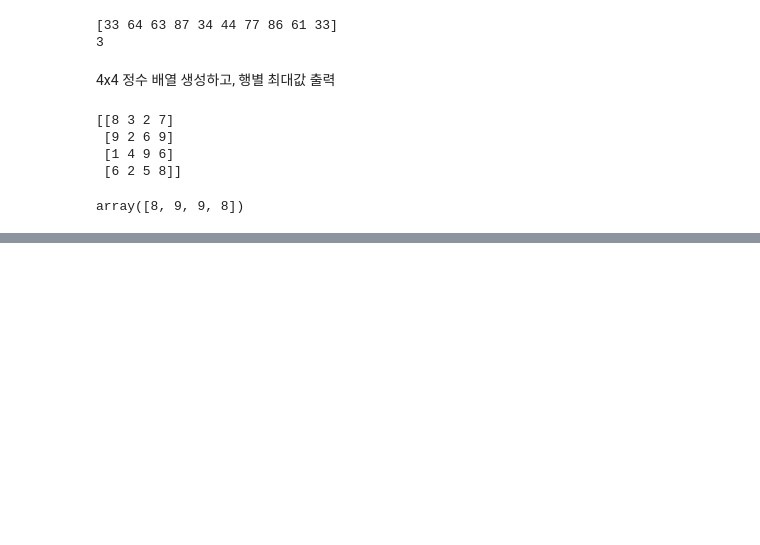
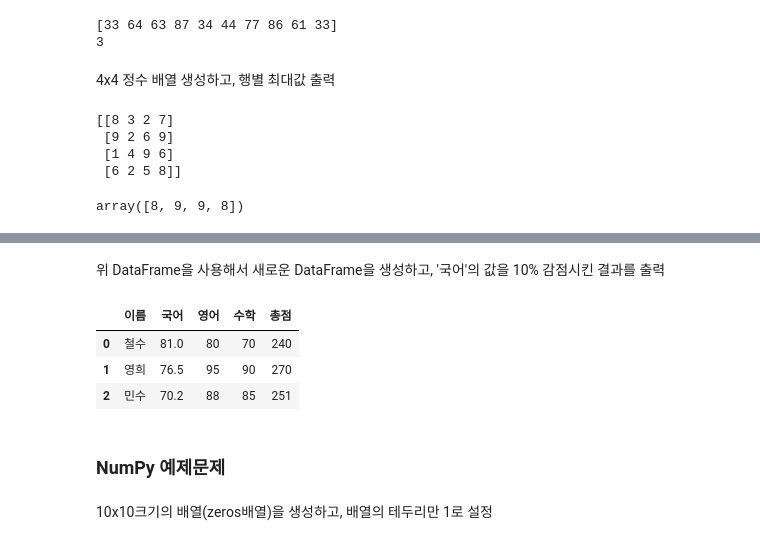
Before and after one commit to enlwlqrl007/workspace, a Jupyter notebook: 동성_빅데이터_Day0110.ipynb, the cells around one changed output, grey strips where cells are left out. Drawn from its saved outputs; the diff is of its cells as text; code cells hidden in the pictures; blank space fills up the shorter version.

```diff
--- a/동성_빅데이터_Day0110.ipynb
+++ b/동성_빅데이터_Day0110.ipynb
@@ -582,0 +872,15 @@ array([8, 9, 9, 8])
+# %% [markdown]
+위 DataFrame을 사용해서 새로운 DataFrame을 생성하고, '국어'의 값을 10% 감점시킨 결과를 출력
+# %%
+new_df = df.copy()
+new_df['국어'] = df['국어']*0.9
+new_df
+# %% [output]
+|  | 이름 | 국어 | 영어 | 수학 | 총점 |
+| 0 | 철수 | 81.0 | 80 | 70 | 240 |
+| 1 | 영희 | 76.5 | 95 | 90 | 270 |
+| 2 | 민수 | 70.2 | 88 | 85 | 251 |
+# %% [markdown]
+### NumPy 예제문제
+# %% [markdown]
+10x10크기의 배열(zeros배열)을 생성하고, 배열의 테두리만 1로 설정
```
Also changed, not shown: parts of 93 cells of this notebook.
